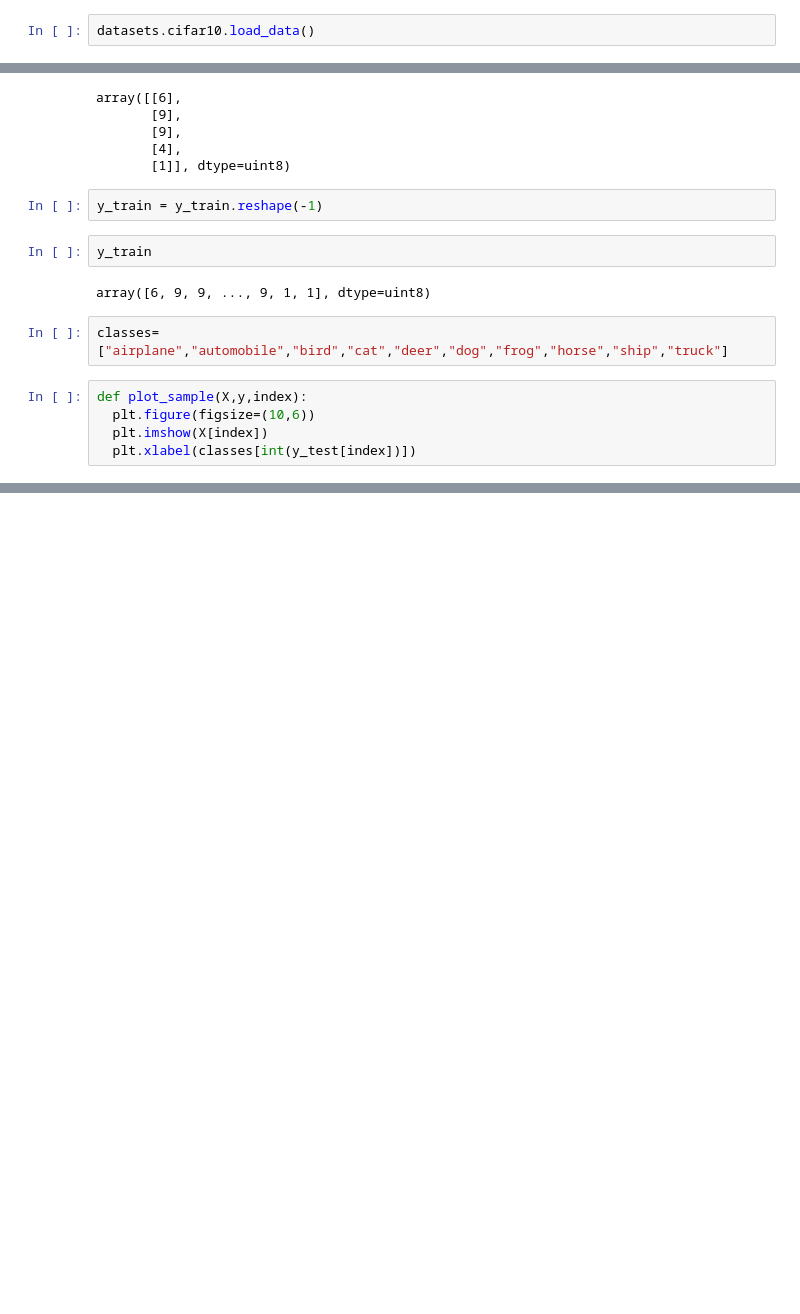
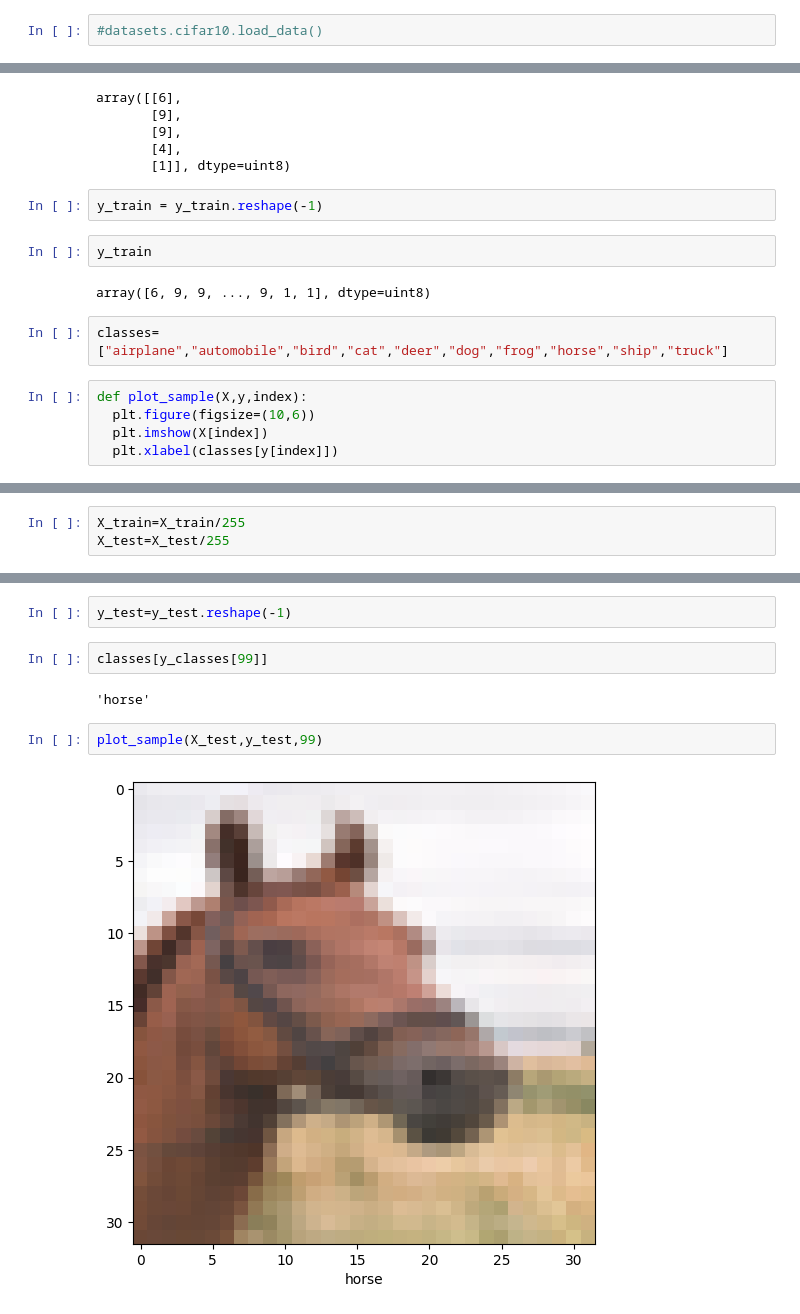
Before and after one commit to kinshukss/CodingPrepo, a Jupyter notebook: CNN_MODEL.ipynb, the cells around one changed output, grey strips where cells are left out. Drawn from its saved outputs; the diff is of its cells as text; blank space fills up the shorter version.

```diff
--- a/CNN_MODEL.ipynb
+++ b/CNN_MODEL.ipynb
@@ -6,4 +6,4 @@ from tensorflow.keras import datasets,layers,models
 import numpy as np
 import matplotlib.pyplot as plt
 # %%
-datasets.cifar10.load_data()
+#datasets.cifar10.load_data()
@@ -57,7 +37,7 @@ classes=["airplane","automobile","bird","cat","deer","dog","frog","horse","ship"
 def plot_sample(X,y,index):
   plt.figure(figsize=(10,6))
   plt.imshow(X[index])
-  plt.xlabel(classes[int(y_test[index])])
+  plt.xlabel(classes[y[index]])
 # %%
 plot_sample(X_train,y_train,0)
 # %% [output]
@@ -68,0 +49,3 @@ plot_sample(X_train,y_train,2)
+# %%
+X_train=X_train/255
+X_test=X_test/255
@@ -68,0 +162,10 @@ plot_sample(X_train,y_train,2)
+# %%
+y_test=y_test.reshape(-1)
+# %%
+classes[y_classes[99]]
+# %% [output]
+'horse'
+# %%
+plot_sample(X_test,y_test,99)
+# %% [output]
+[figure, added]
```
Also changed, not shown: parts of 12 cells of this notebook.
